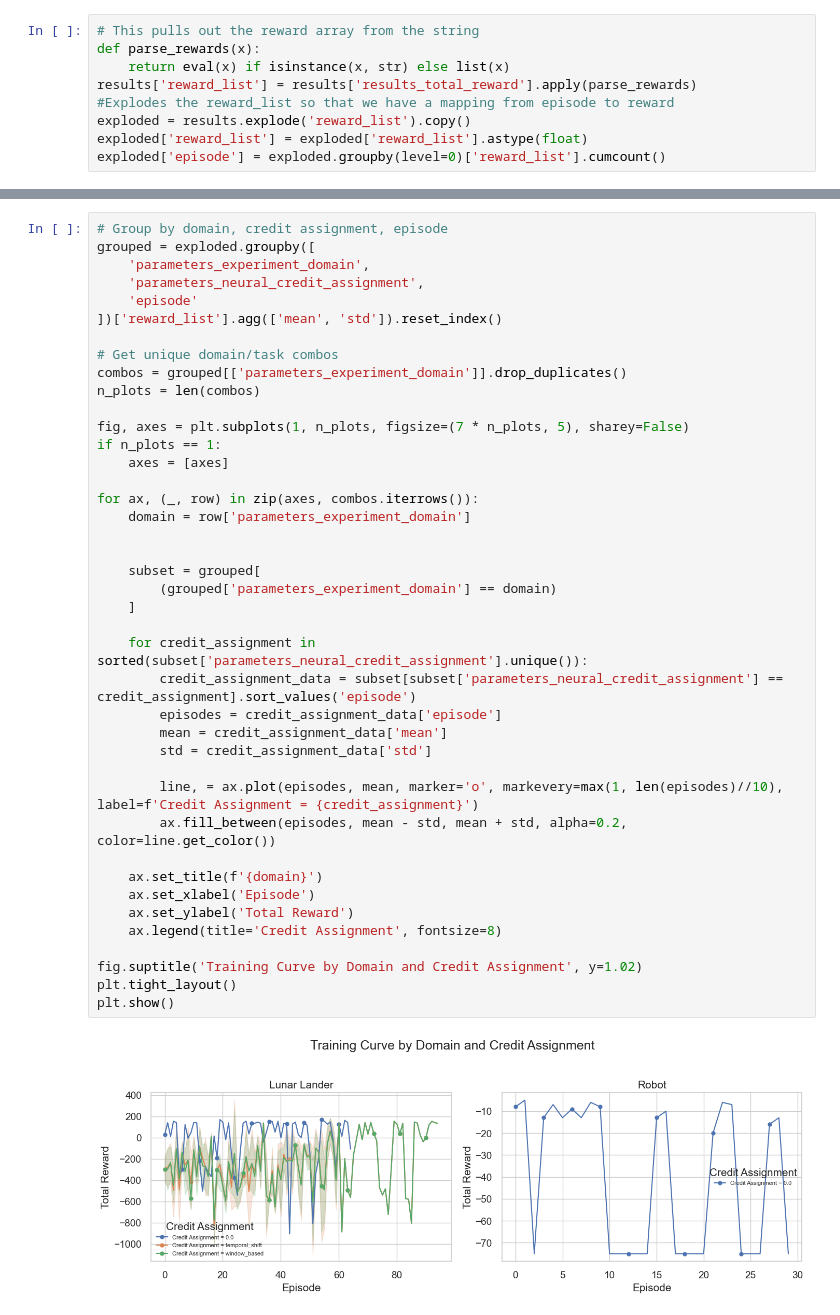
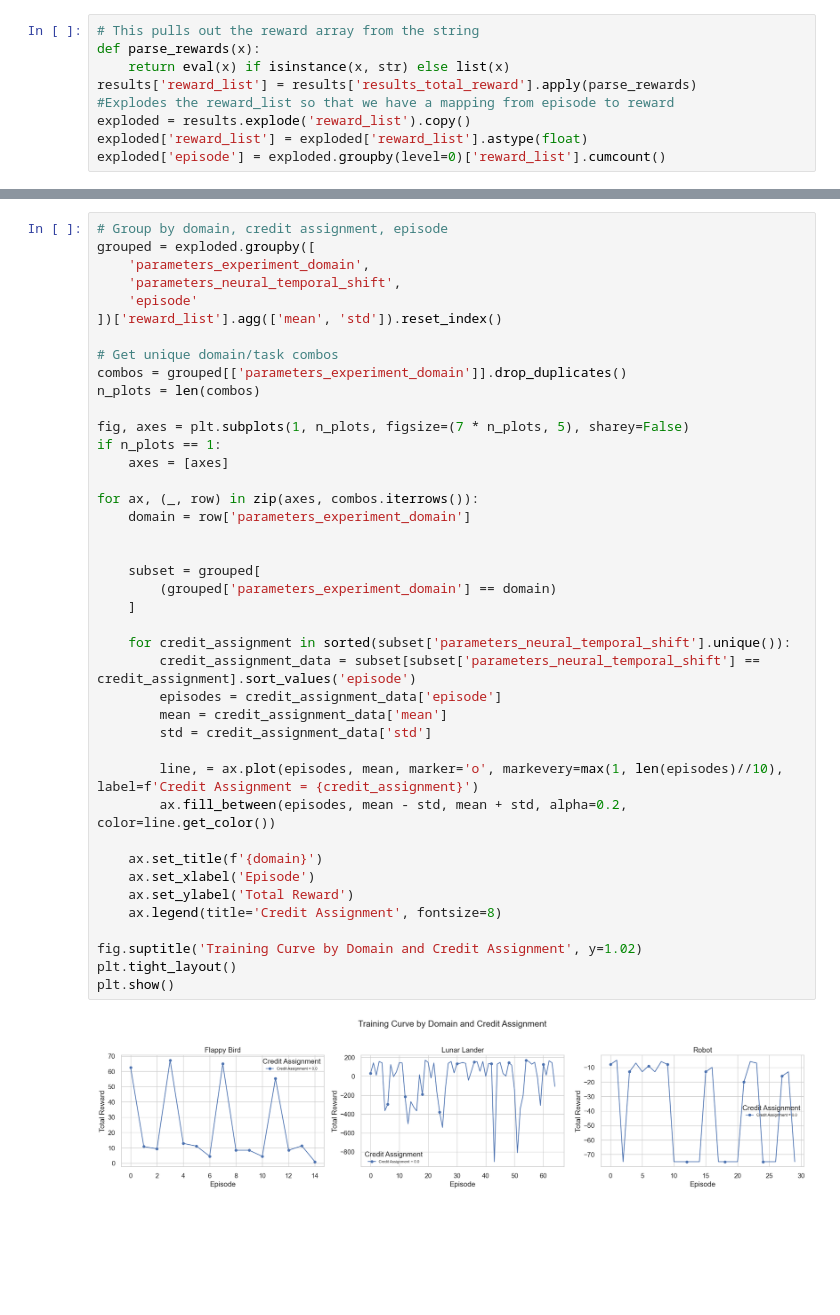
Before and after one commit to your-profile/OfflineNeuroloop, a Jupyter notebook: src/results/visualization.ipynb, the cells around one changed output, grey strips where cells are left out. Cells and saved outputs as stored; diff of their text form; blank space fills up the shorter version.

```diff
--- a/src/results/visualization.ipynb
+++ b/src/results/visualization.ipynb
@@ -199,7 +202,7 @@ plt.show()
 # Group by domain, credit assignment, episode
 grouped = exploded.groupby([
     'parameters_experiment_domain',
-    'parameters_neural_credit_assignment',
+    'parameters_neural_temporal_shift',
     'episode'
 ])['reward_list'].agg(['mean', 'std']).reset_index()
 
@@ -208,36 +211,36 @@ combos = grouped[['parameters_experiment_domain']].drop_duplicates()
 n_plots = len(combos)
 
 fig, axes = plt.subplots(1, n_plots, figsize=(7 * n_plots, 5), sharey=False)
 if n_plots == 1:
     axes = [axes]
 
 for ax, (_, row) in zip(axes, combos.iterrows()):
     domain = row['parameters_experiment_domain']
 
 
     subset = grouped[
         (grouped['parameters_experiment_domain'] == domain)
     ]
 
-    for credit_assignment in sorted(subset['parameters_neural_credit_assignment'].unique()):
-        credit_assignment_data = subset[subset['parameters_neural_credit_assignment'] == credit_assignment].sort_values('episode')
+    for credit_assignment in sorted(subset['parameters_neural_temporal_shift'].unique()):
+        credit_assignment_data = subset[subset['parameters_neural_temporal_shift'] == credit_assignment].sort_values('episode')
         episodes = credit_assignment_data['episode']
         mean = credit_assignment_data['mean']
         std = credit_assignment_data['std']
 
         line, = ax.plot(episodes, mean, marker='o', markevery=max(1, len(episodes)//10), label=f'Credit Assignment = {credit_assignment}')
         ax.fill_between(episodes, mean - std, mean + std, alpha=0.2, color=line.get_color())
 
     ax.set_title(f'{domain}')
     ax.set_xlabel('Episode')
     ax.set_ylabel('Total Reward')
     ax.legend(title='Credit Assignment', fontsize=8)
 
 fig.suptitle('Training Curve by Domain and Credit Assignment', y=1.02)
 plt.tight_layout()
 plt.show()
 # %% [output]
-[figure, old version]
+[figure, new version]
 # %%
 # Group by domain, smoothing method, episode
 grouped = exploded.groupby([
```
Also changed, not shown: parts of 5 cells of this notebook, 4 other files.
